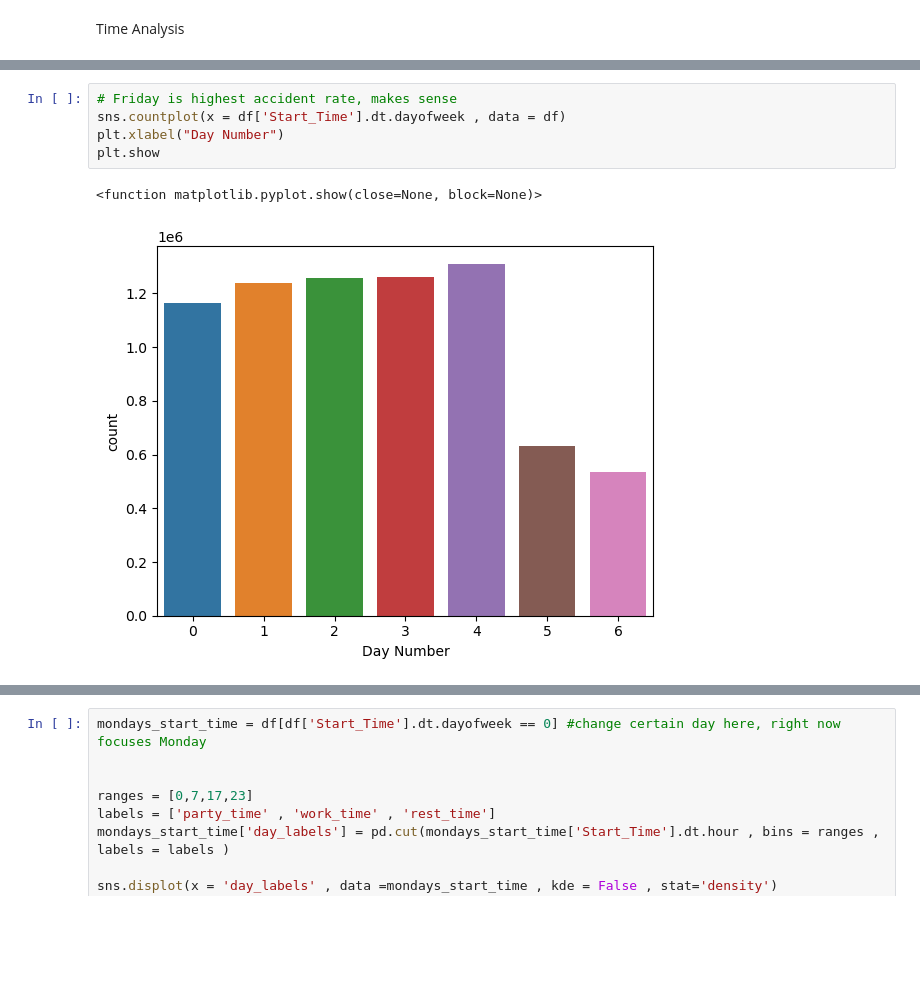
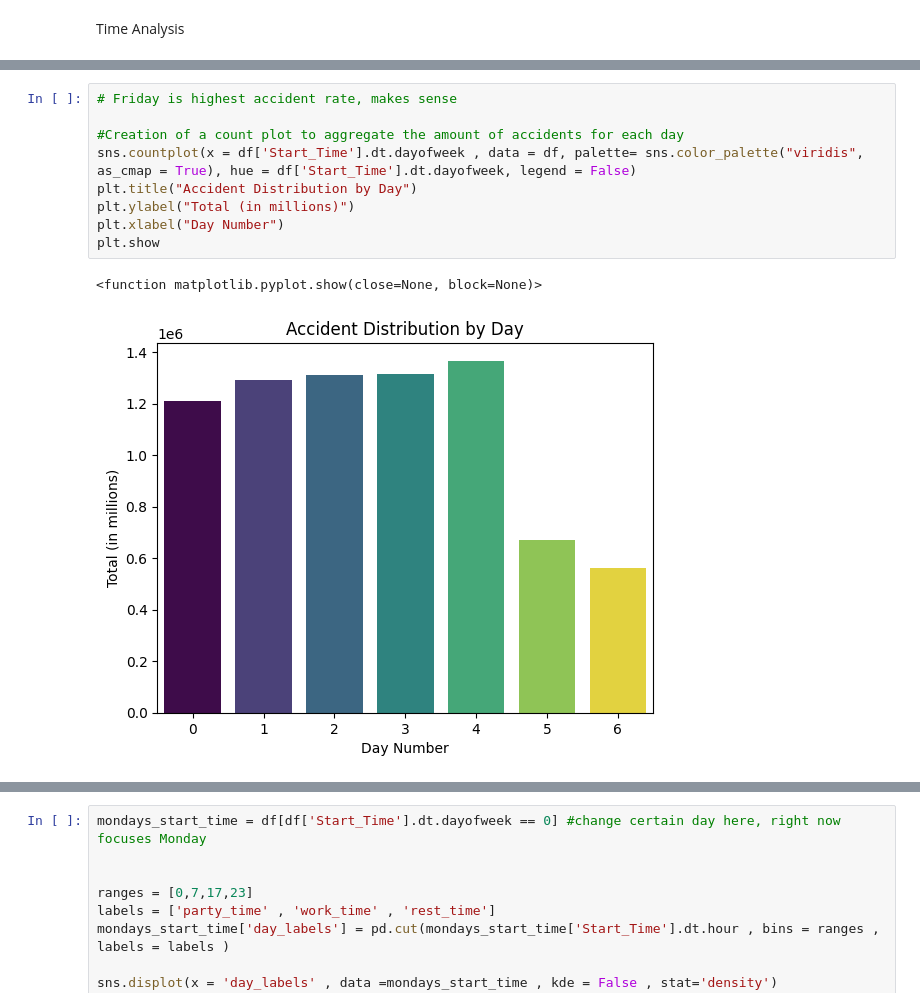
Before and after one commit to Kestrel86/US_AccidentModel, a Jupyter notebook: US_Accidents_EDA.ipynb, the cells around one changed output, grey strips where cells are left out. Saved outputs shown, nothing was run; the diff lists cells and outputs as text; blank space fills up the shorter version.

```diff
--- a/US_Accidents_EDA.ipynb
+++ b/US_Accidents_EDA.ipynb
@@ -383,11 +396,15 @@ plt.show
 # %%
 # Friday is highest accident rate, makes sense
-sns.countplot(x = df['Start_Time'].dt.dayofweek , data = df)
+
+#Creation of a count plot to aggregate the amount of accidents for each day
+sns.countplot(x = df['Start_Time'].dt.dayofweek , data = df, palette= sns.color_palette("viridis", as_cmap = True), hue = df['Start_Time'].dt.dayofweek, legend = False)
+plt.title("Accident Distribution by Day")
+plt.ylabel("Total (in millions)")
 plt.xlabel("Day Number")
 plt.show
 # %% [output]
 <function matplotlib.pyplot.show(close=None, block=None)>
-[figure, old version]
+[figure, new version]
 # %%
 # Count occurrences of accidents for each day
 count_by_day = df['Start_Time'].dt.dayofweek.value_counts()
```
Also changed, not shown: parts of 44 cells of this notebook.
